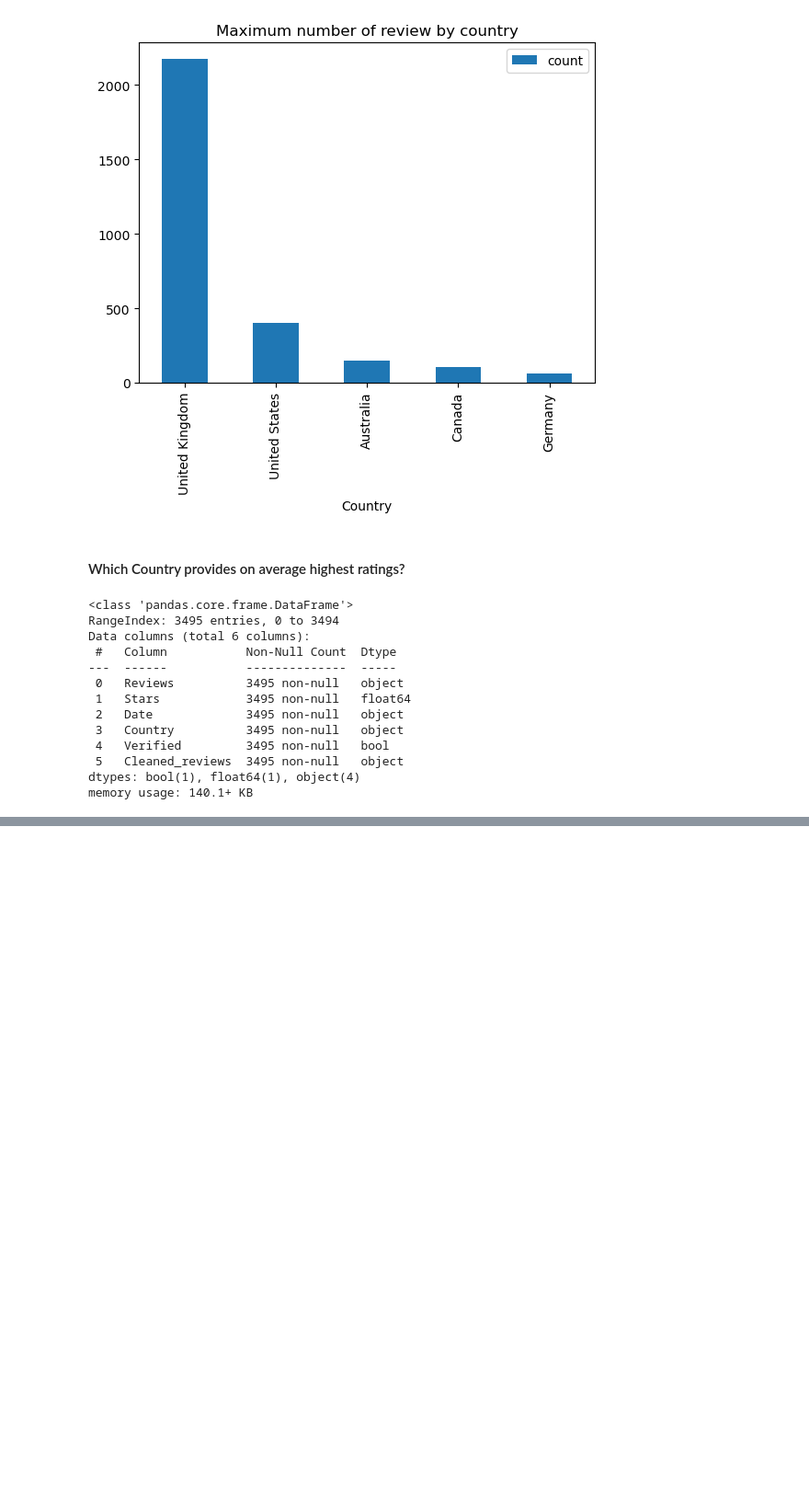
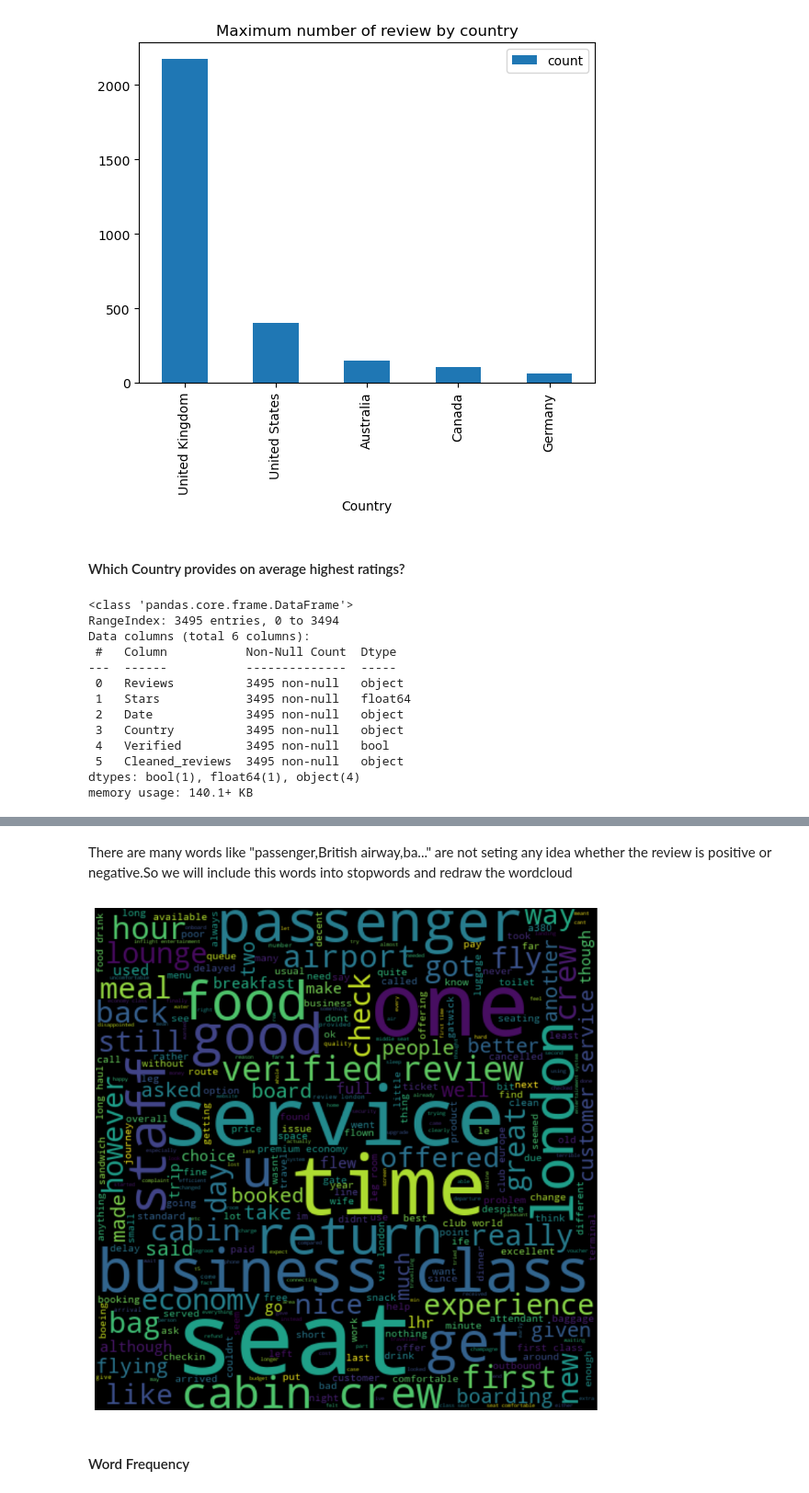
Before and after one commit to Nikhilreddy447/BA_DataScience_internship, a Jupyter notebook: EDA/DataAnalysis.ipynb, the cells around one changed output, grey strips where cells are left out. Shown at 92% size. Drawn from its saved outputs; the diff is of its cells as text; code cells hidden in the pictures; blank space fills up the shorter version.

```diff
--- a/EDA/DataAnalysis.ipynb
+++ b/EDA/DataAnalysis.ipynb
@@ -174,0 +197,22 @@ Text(0.5, 1.0, 'Top 12 Countries with avg highest rating provided to British Air
+# %% [markdown]
+There are many words like "passenger,British airway,ba..." are not seting any idea whether the review is positive or negative.So we will include this words into stopwords and redraw the wordcloud
+# %%
+import nltk
+from nltk.corpus import stopwords
+reviews = " ".join(df.Cleaned_reviews)
+plt.figure(figsize=(20,10))
+
+stopwords = set(stopwords.words('english'))
+stopwords.update(["ba","flight", "british","airway", "airline","plane", "told","also","passenger" \
+                 "london", "heathrow", "aircraft", "could","even", "would"])
+# Create and generate a word cloud image:
+wordcloud = WordCloud(height=500,width=500,max_font_size=100, max_words=300, stopwords=stopwords).generate(reviews)
+
+# Display the generated image:
+plt.imshow(wordcloud, interpolation='bilinear')
+plt.axis("off")
+plt.show()
+# %% [output]
+[figure, added]
+# %% [markdown]
+#### Word Frequency
```
Also changed, not shown: parts of 31 cells of this notebook.
